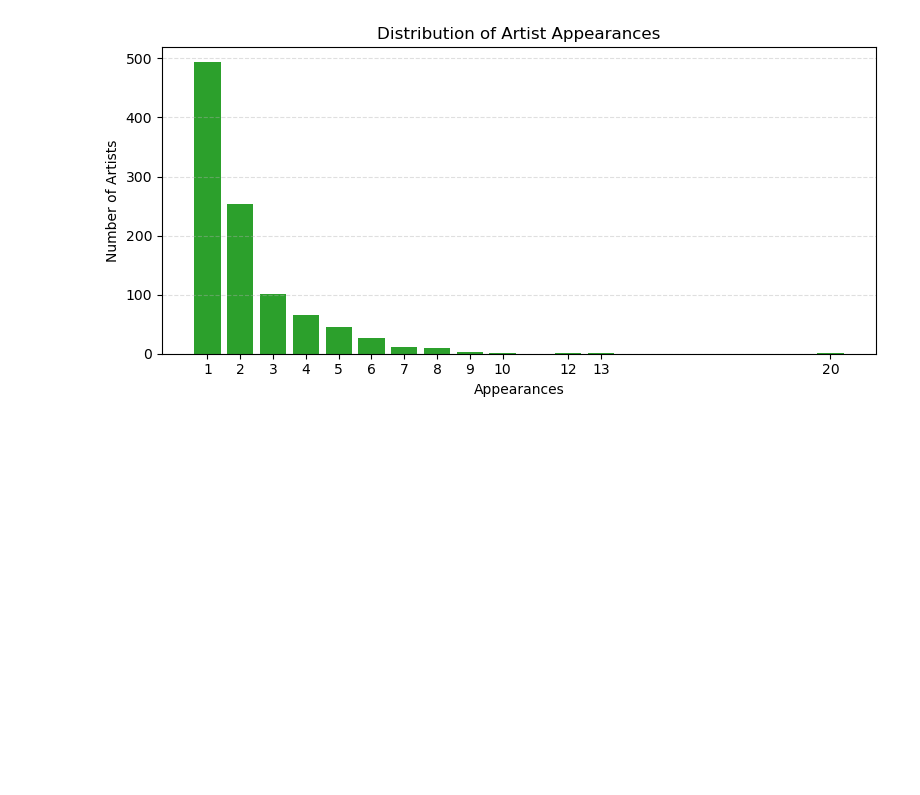
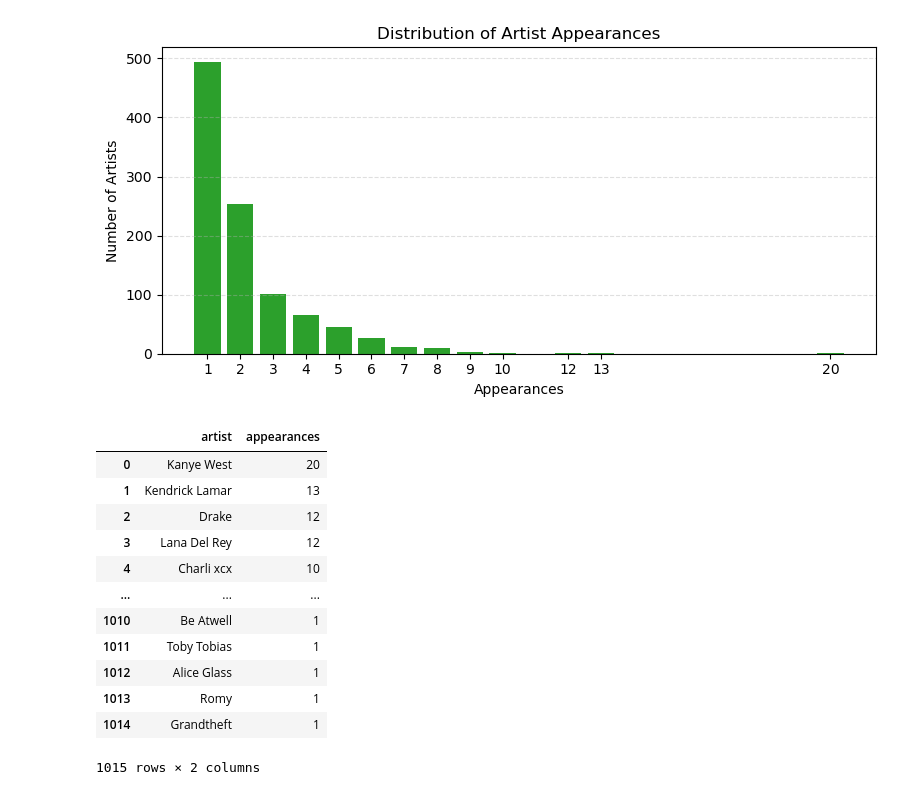
Before and after one commit to reddgr/spotipy-use-cases, a Jupyter notebook: reddgr-best-of-year-playlists.ipynb, the cells around one changed output. Cells and saved outputs as stored; diff of their text form; code cells hidden in the pictures; blank space fills up the shorter version.

```diff
--- a/reddgr-best-of-year-playlists.ipynb
+++ b/reddgr-best-of-year-playlists.ipynb
@@ -427,3 +400,19 @@ plt.show()
 # %% [output]
 [figure]
 [figure]
+# %%
+artist_ranking_df
+# %% [output]
+|  | artist | appearances |
+| 0 | Kanye West | 20 |
+| 1 | Kendrick Lamar | 13 |
+| 2 | Drake | 12 |
+| 3 | Lana Del Rey | 12 |
+| 4 | Charli xcx | 10 |
+| ... | ... | ... |
+| 1010 | Be Atwell | 1 |
+| 1011 | Toby Tobias | 1 |
+| 1012 | Alice Glass | 1 |
+| 1013 | Romy | 1 |
+| 1014 | Grandtheft | 1 |
+1015 rows × 2 columns
```
Also changed, not shown: parts of 10 cells of this notebook.
